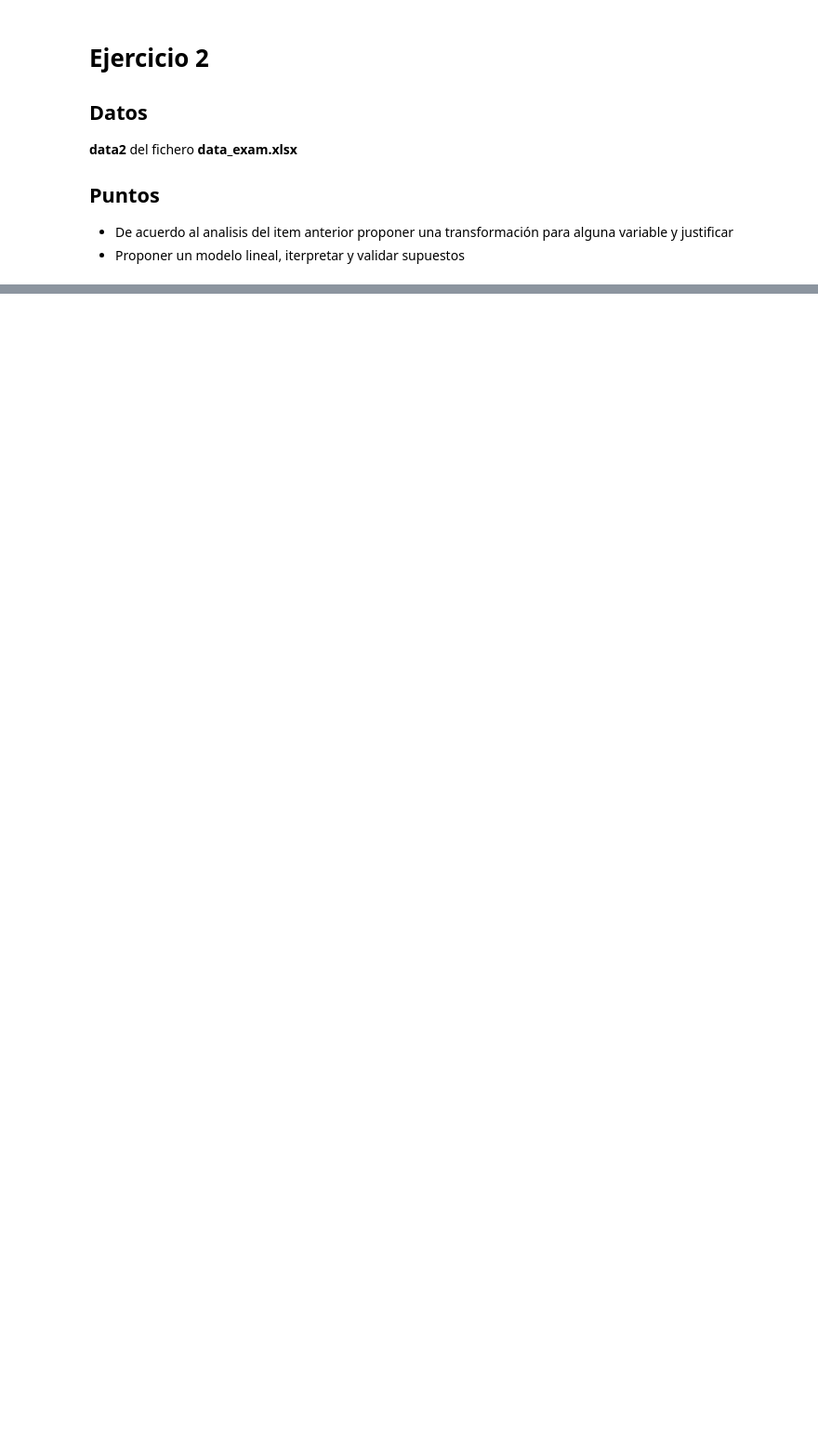
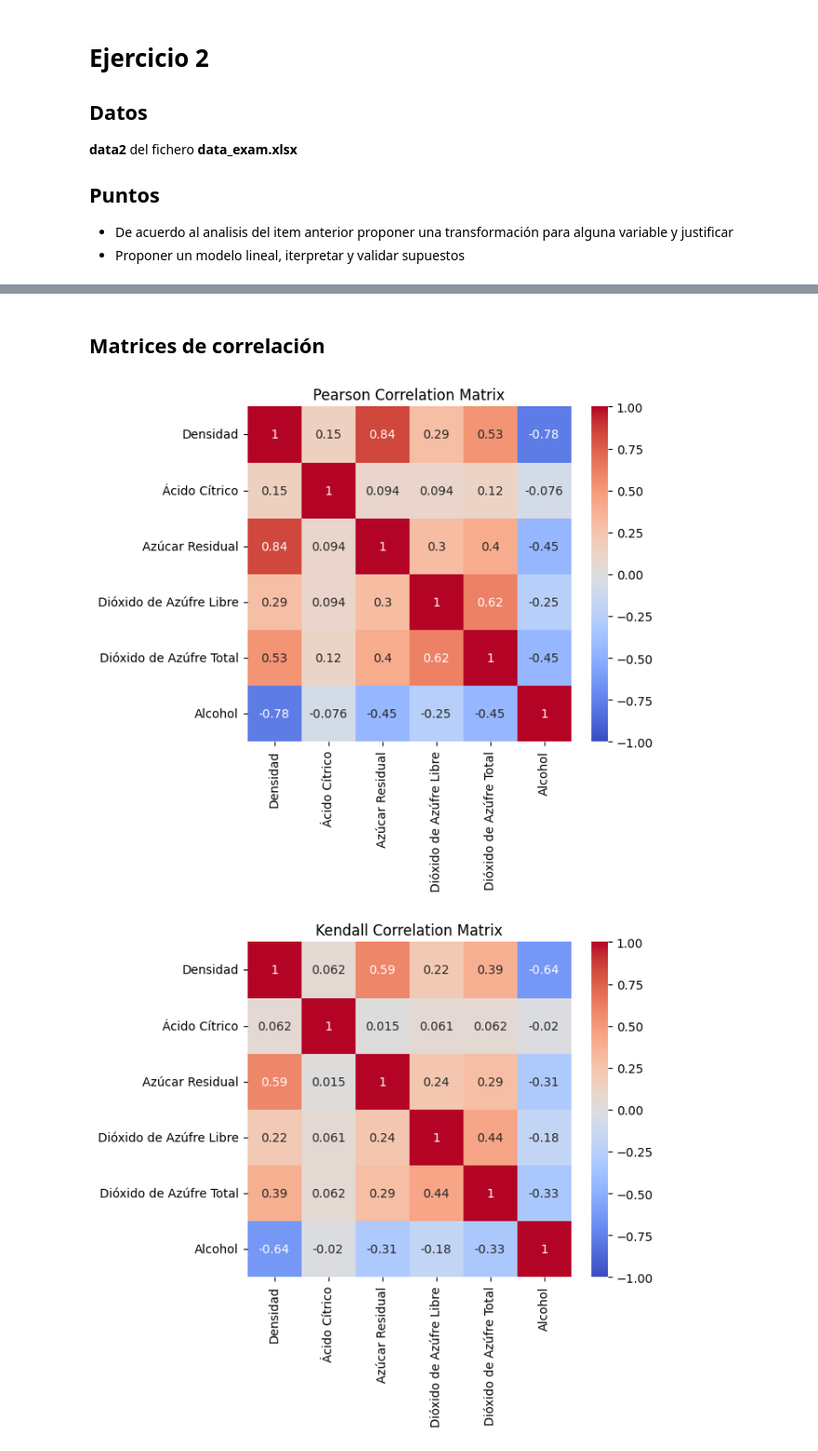
Before and after one commit to cam2149/MachinelearningI, a Jupyter notebook: Examen1_Ejercicio3.ipynb, the cells around one changed output, grey strips where cells are left out. Shown at 93% size. Drawn from its saved outputs; the diff is of its cells as text; code cells hidden in the pictures; blank space fills up the shorter version.

```diff
--- a/Examen1_Ejercicio3.ipynb
+++ b/Examen1_Ejercicio3.ipynb
@@ -188,0 +195,8 @@ _ = plt.legend()
+# %%
+url = 'https://github.com/cam2149/MachinelearningI/raw/85795f6469ebde1f693b7cb6c893c10135408974/datos.xls'
+
+df_wine = pd.read_excel(url, sheet_name='Wine Quality',header=2)
+df_wine.drop(columns=['pH', 'Sulfatos', 'Cloruros', 'Acidez Volátil', 'Acidez Fija', 'Calidad del Vino'], inplace=True)
+
+df_wine = df_wine[['Densidad'] + [col for col in df_wine.columns if col != 'Densidad']]
+df_wine.info()
@@ -188,0 +217,5 @@ _ = plt.legend()
+# %%
+# standarize variables
+scaler = StandardScaler()
+df_wine.iloc[:, 1:] = scaler.fit_transform(df_wine.iloc[:, 1:])
+df_wine.describe()
@@ -188,0 +232,30 @@ _ = plt.legend()
+# %% [markdown]
+## Matrices de correlación
+# %%
+# Pearson correlation matrix
+pearson_corr = df_wine.corr(method='pearson')
+
+# Kendall correlation matrix
+kendall_corr = df_wine.corr(method='kendall')
+
+# Spearman correlation matrix
+spearman_corr = df_wine.corr(method='spearman')
+
+# Print the correlation matrices has a heat map
+plt.figure(figsize=(6, 5))
+sns.heatmap(pearson_corr, annot=True, cmap='coolwarm', vmin=-1, vmax=1)
+plt.title('Pearson Correlation Matrix')
+plt.show()
+
+plt.figure(figsize=(6, 5))
+sns.heatmap(kendall_corr, annot=True, cmap='coolwarm', vmin=-1, vmax=1)
+plt.title('Kendall Correlation Matrix')
+plt.show()
+
+plt.figure(figsize=(6, 5))
+sns.heatmap(spearman_corr, annot=True, cmap='coolwarm', vmin=-1, vmax=1)
+plt.title('Spearman Correlation Matrix')
+plt.show()
+# %% [output]
+[figure, added]
+[figure, added]
```
Also changed, not shown: parts of 71 cells of this notebook.
